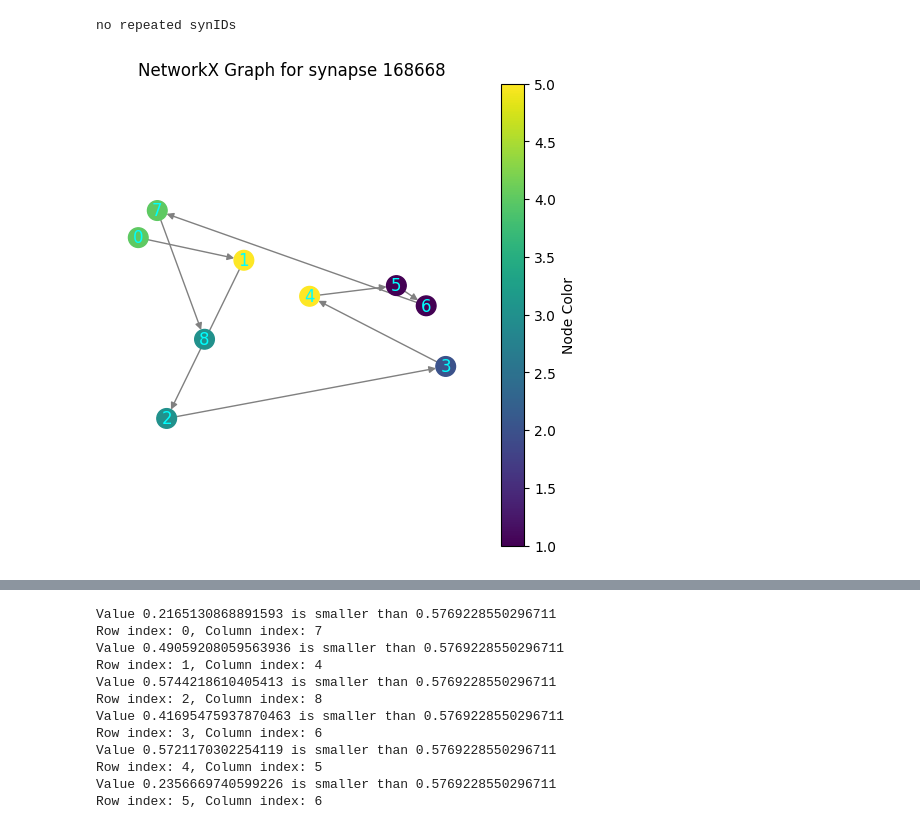
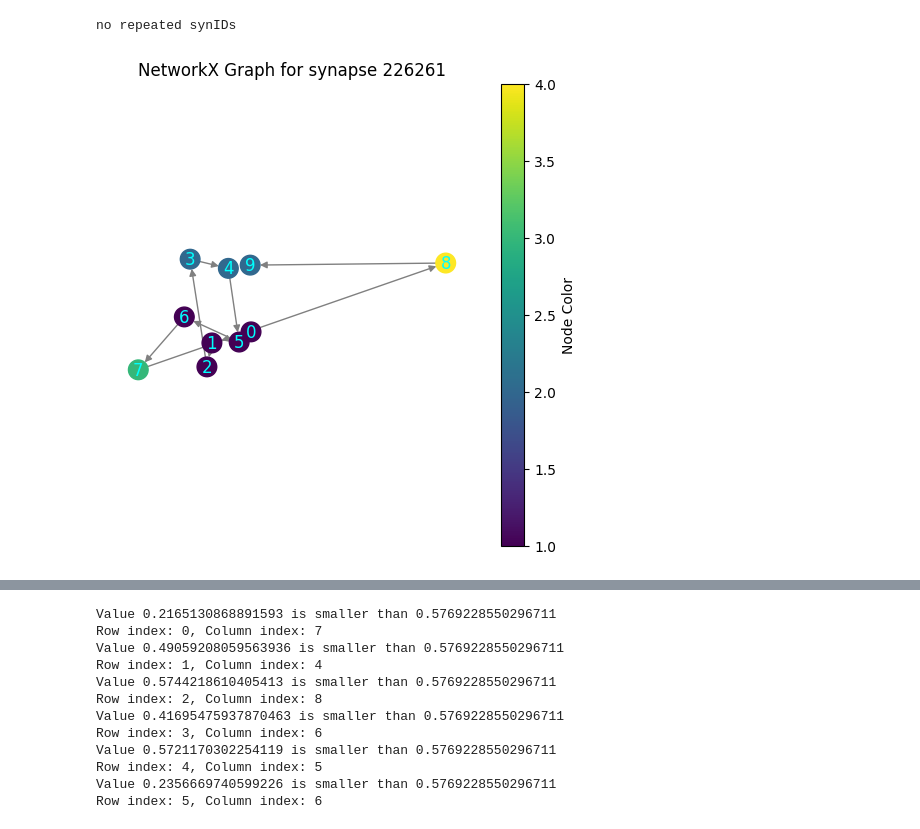
Before and after one commit to gmalagonv/synaptic_computation, a Jupyter notebook: functions_scripts/analysis_0.1.ipynb, the cells around one changed output, grey strips where cells are left out. Drawn from its saved outputs; the diff is of its cells as text; code cells hidden in the pictures.

```diff
--- a/functions_scripts/analysis_0.1.ipynb
+++ b/functions_scripts/analysis_0.1.ipynb
@@ -6,23 +6,25 @@ from scipy.spatial.distance import pdist, squareform
 # %%
 csv_file_path = '/home/gerard/nextcloud/analysis/synaptic_computation/results/NOr_02.21.2020_Data1.csv'
 evtype = 1 # synch evs
-singleSynFlag = [0, 168668]
+singleSynFlag = [0, 226261]
 grapherFlag = True
 clusteringFlag = True
-clusteringAlgorithmFlag = 3
+clusteringAlgorithmFlag = 1
+fuse_clusters_flag = False
 plotFlag = True
 # %%
 df = total(
         csv_file_path,
         evtype,
         singleSynFlag,
         grapherFlag,
         clusteringFlag,
         clusteringAlgorithmFlag,
+        fuse_clusters_flag,
         plotFlag
 
           )
 # %% [output]
 no repeated synIDs
-[figure, old version]
+[figure, new version]
 # %%
```
Also changed, not shown: parts of 5 cells of this notebook, 2 other files.
